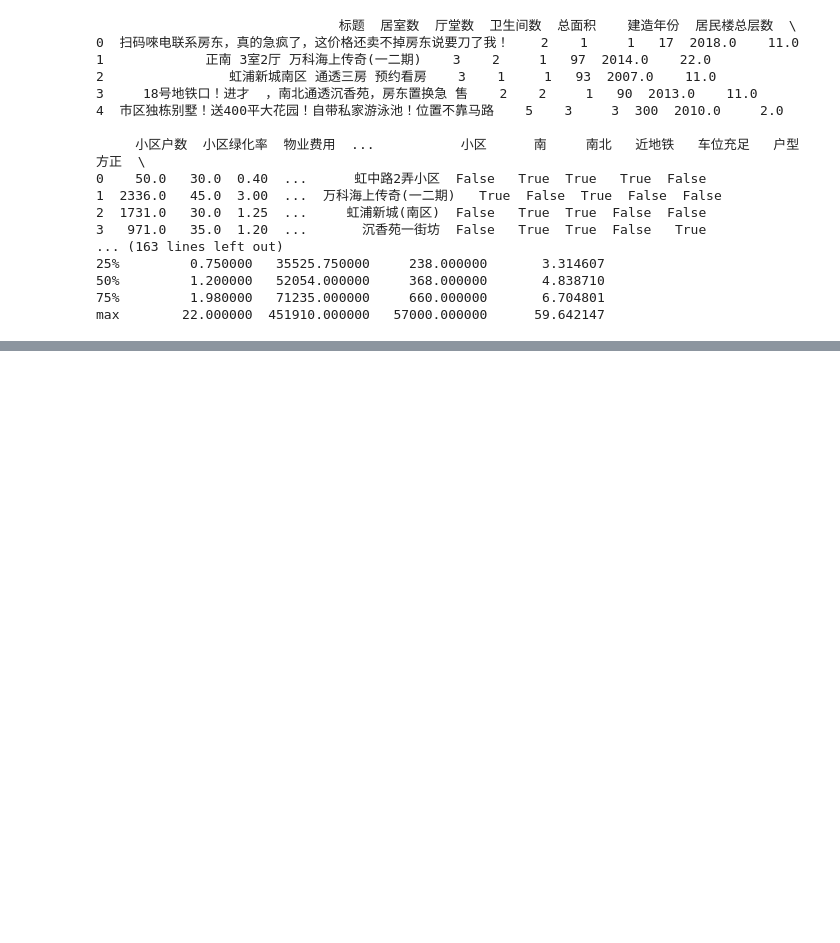
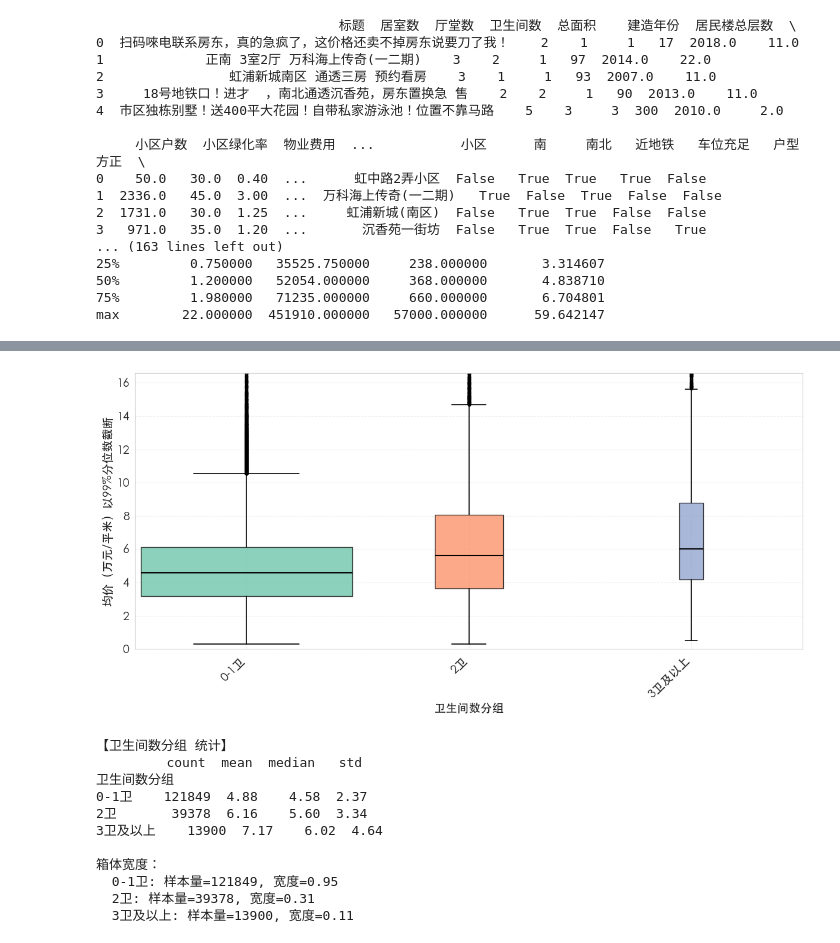
Before and after one commit to jiangwen9477/shanghai-house-price-research, a Jupyter notebook: code.ipynb, the cells around one changed output, grey strips where cells are left out. Cells and saved outputs as stored; diff of their text form; code cells hidden in the pictures; blank space fills up the shorter version.

```diff
--- a/code.ipynb
+++ b/code.ipynb
@@ -111,0 +184,15 @@ Passing `palette` without assigning `hue` is deprecated and will be removed in v
+# %%
+plot_boxplot_single(df, '卫生间数分组',order=['0-1卫', '2卫', '3卫及以上'])
+# %% [output]
+[figure, added]
+【卫生间数分组 统计】
+         count  mean  median   std
+卫生间数分组
+0-1卫    121849  4.88    4.58  2.37
+2卫       39378  6.16    5.60  3.34
+3卫及以上    13900  7.17    6.02  4.64
+
+箱体宽度：
+  0-1卫: 样本量=121849, 宽度=0.95
+  2卫: 样本量=39378, 宽度=0.31
+  3卫及以上: 样本量=13900, 宽度=0.11
```
Also changed, not shown: parts of 40 cells of this notebook, 26 other files.
